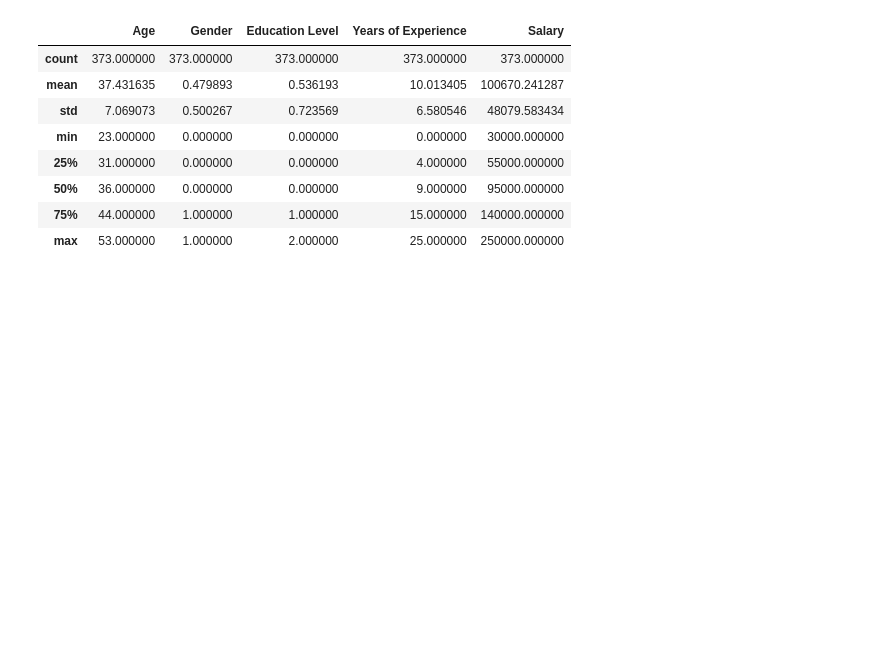
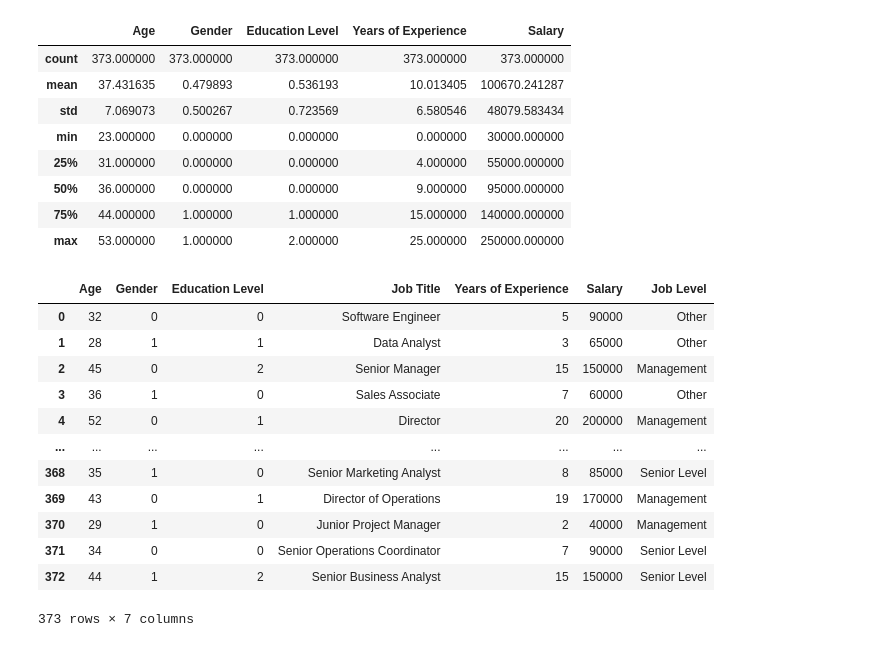
Before and after one commit to Sarajml98/salary-data-analysis, a Jupyter notebook: salary.ipynb, the cells around one changed output. Saved outputs shown, nothing was run; the diff lists cells and outputs as text; code cells hidden in the pictures; blank space fills up the shorter version.

```diff
--- a/salary.ipynb
+++ b/salary.ipynb
@@ -518,6 +518,22 @@ df.describe()
 | 50% | 36.000000 | 0.000000 | 0.000000 | 9.000000 | 95000.000000 |
 | 75% | 44.000000 | 1.000000 | 1.000000 | 15.000000 | 140000.000000 |
 | max | 53.000000 | 1.000000 | 2.000000 | 25.000000 | 250000.000000 |
+# %%
+df
+# %% [output]
+|  | Age | Gender | Education Level | Job Title | Years of Experience | Salary | Job Level |
+| 0 | 32 | 0 | 0 | Software Engineer | 5 | 90000 | Other |
+| 1 | 28 | 1 | 1 | Data Analyst | 3 | 65000 | Other |
+| 2 | 45 | 0 | 2 | Senior Manager | 15 | 150000 | Management |
+| 3 | 36 | 1 | 0 | Sales Associate | 7 | 60000 | Other |
+| 4 | 52 | 0 | 1 | Director | 20 | 200000 | Management |
+| ... | ... | ... | ... | ... | ... | ... | ... |
+| 368 | 35 | 1 | 0 | Senior Marketing Analyst | 8 | 85000 | Senior Level |
+| 369 | 43 | 0 | 1 | Director of Operations | 19 | 170000 | Management |
+| 370 | 29 | 1 | 0 | Junior Project Manager | 2 | 40000 | Management |
+| 371 | 34 | 0 | 0 | Senior Operations Coordinator | 7 | 90000 | Senior Level |
+| 372 | 44 | 1 | 2 | Senior Business Analyst | 15 | 150000 | Senior Level |
+373 rows × 7 columns
 # %%
 import matplotlib.pyplot as plt
 # %%
```
Also changed, not shown: parts of 1 cell of this notebook.
